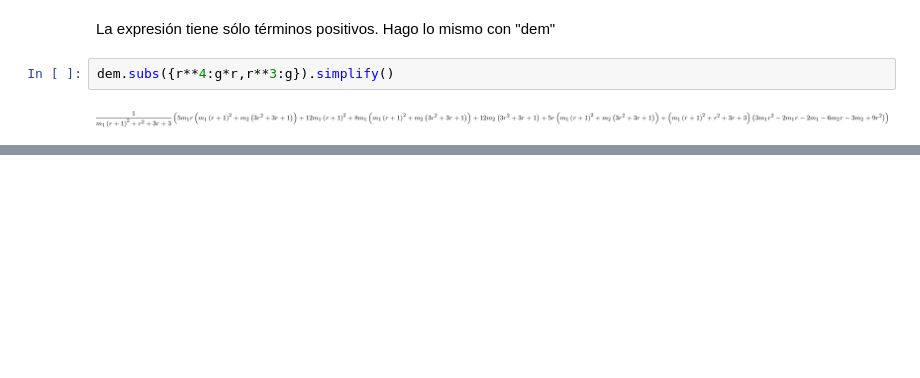
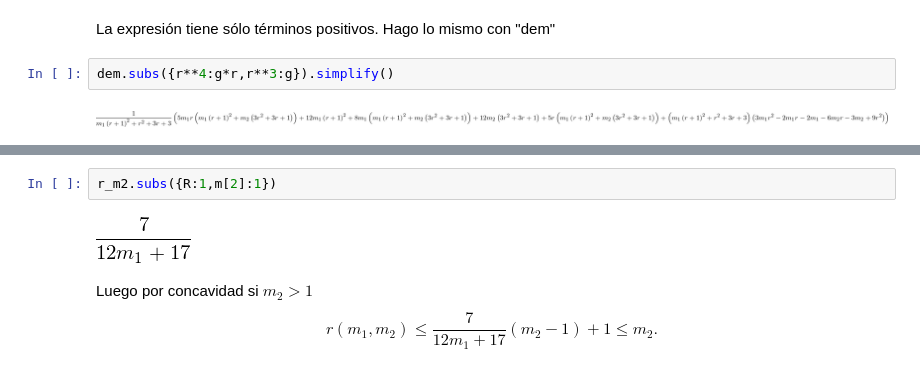
Before and after one commit to fdmazzone/ArchivosProyecto, a Jupyter notebook: MEcanica Celeste/concavidad.ipynb, the cells around one changed output, grey strips where cells are left out. Cells and saved outputs as stored; diff of their text form; blank space fills up the shorter version.

```diff
--- a/MEcanica Celeste/concavidad.ipynb
+++ b/MEcanica Celeste/concavidad.ipynb
@@ -88,0 +95,7 @@ También aparecen sólo términos positivos. Por consiguiente se llega a lo que
+# %%
+r_m2.subs({R:1,m[2]:1})
+# %% [output]
+[figure, added]
+# %% [markdown]
+Luego por concavidad si $m_2>1$
+$$r(m_1,m_2)\leq \frac{7}{12m_1+17}(m_2-1)+1\leq m_2.$$
```
Also changed, not shown: parts of 39 cells of this notebook.
